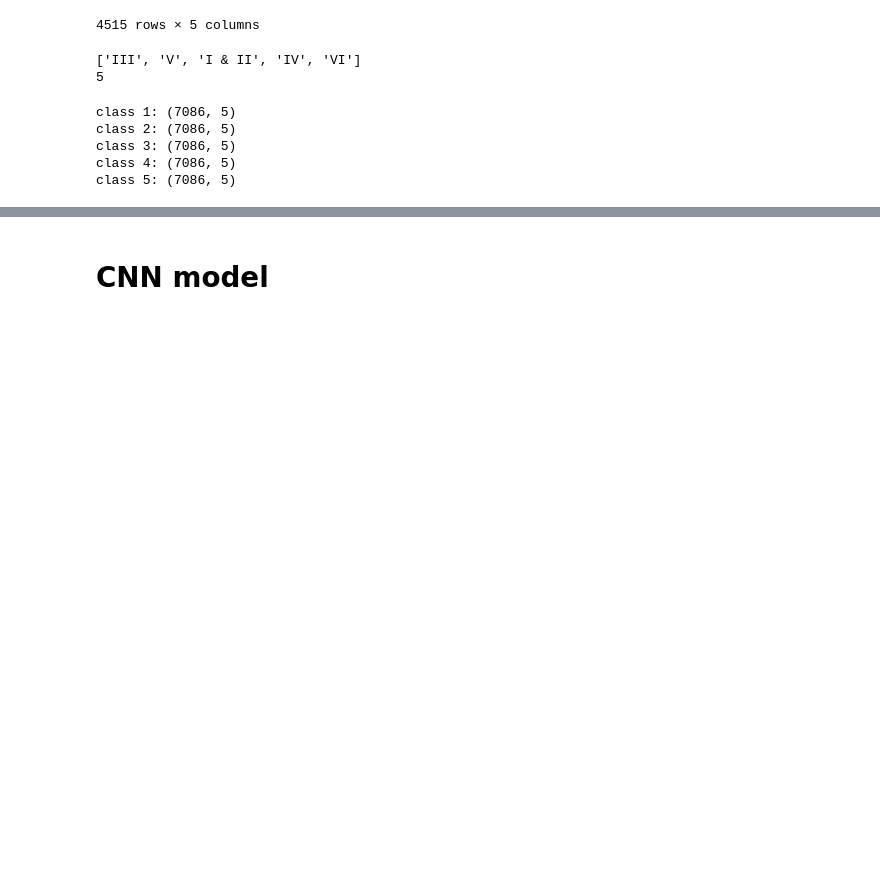
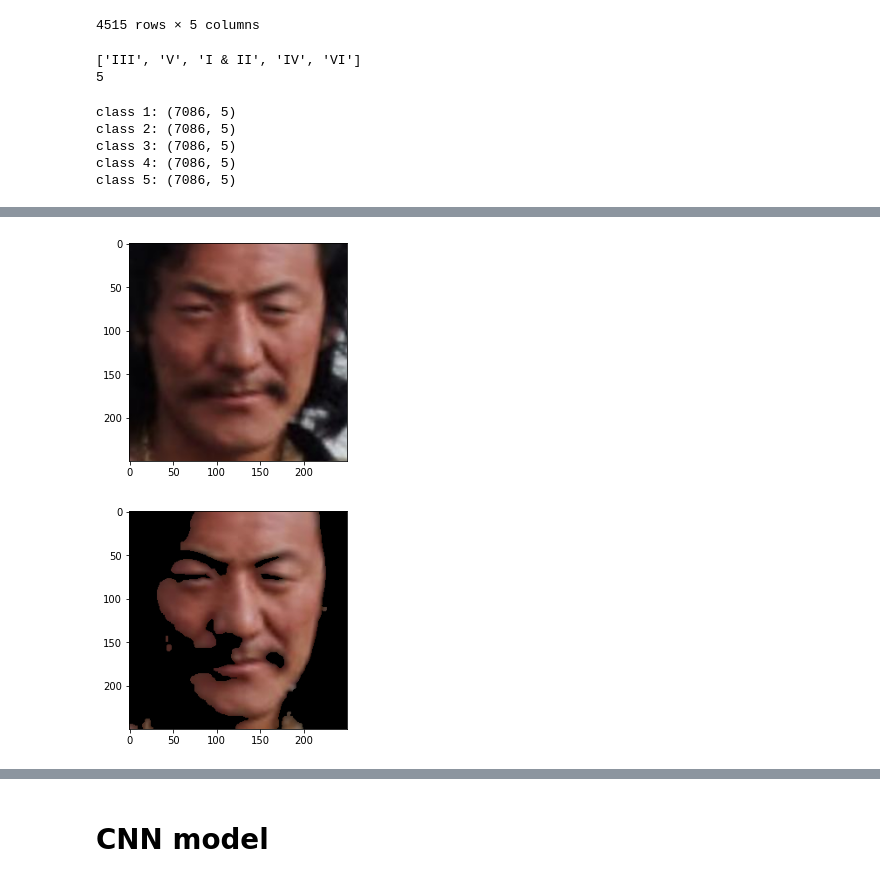
Before and after one commit to RidwendDev/DeepLearningPro-SkinSight, a Jupyter notebook: skin-tones-classify.ipynb, the cells around one changed output, grey strips where cells are left out. Drawn from its saved outputs; the diff is of its cells as text; code cells hidden in the pictures; blank space fills up the shorter version.

Commit message:
Kaggle Notebook | Skin tones Classify | Version 7

```diff
--- a/skin-tones-classify.ipynb
+++ b/skin-tones-classify.ipynb
@@ -134 +89,44 @@ Successfully installed colormath-3.0.0 imutils-0.5.4 numpy-1.21.6 opencv-python-
 WARNING: Running pip as the 'root' user can result in broken permissions and conflicting behaviour with the system package manager. It is recommended to use a virtual environment instead: https://pip. ...
+# %%
+def extractSkin(image):
+  # Taking a copy of the image
+  img =  image.copy()
+  # Converting from BGR Colours Space to HSV
+  img =  cv2.cvtColor(img,cv2.COLOR_BGR2HSV)
+
+  # Defining HSV Threadholds
+  lower_threshold = np.array([0, 48, 80], dtype=np.uint8)
+  upper_threshold = np.array([20, 255, 255], dtype=np.uint8)
+
+  # Single Channel mask,denoting presence of colours in the about threshold
+  skinMask = cv2.inRange(img,lower_threshold,upper_threshold)
+
+  # Cleaning up mask using Gaussian Filter
+  skinMask = cv2.GaussianBlur(skinMask,(3,3),0)
+
+  # Extracting skin from the threshold mask
+  skin  =  cv2.bitwise_and(img,img,mask=skinMask)
+
+  # Return the Skin image
+  return cv2.cvtColor(skin,cv2.COLOR_HSV2BGR)
+# %%
+import imutils
+# Get Image from URL. If you want to upload an image file and use that comment the below code and replace with  image=cv2.imread("FILE_NAME")
+path0='../input/fitzpatrick-classification-by-ethnicity/fairface/fairface/train/1005.jpg'
+image =  cv2.imread(path0)
+# Resize image to a width of 250
+image = imutils.resize(image,width=250)
+
+#Show image
+plt.imshow(cv2.cvtColor(image,cv2.COLOR_BGR2RGB))
+plt.show()
+
+
+# Apply Skin Mask
+skin = extractSkin(image)
+
+plt.imshow(cv2.cvtColor(skin,cv2.COLOR_BGR2RGB))
+plt.show()
+# %% [output]
+[figure, added]
+[figure, added]
```
Also changed, not shown: parts of 21 cells of this notebook.
